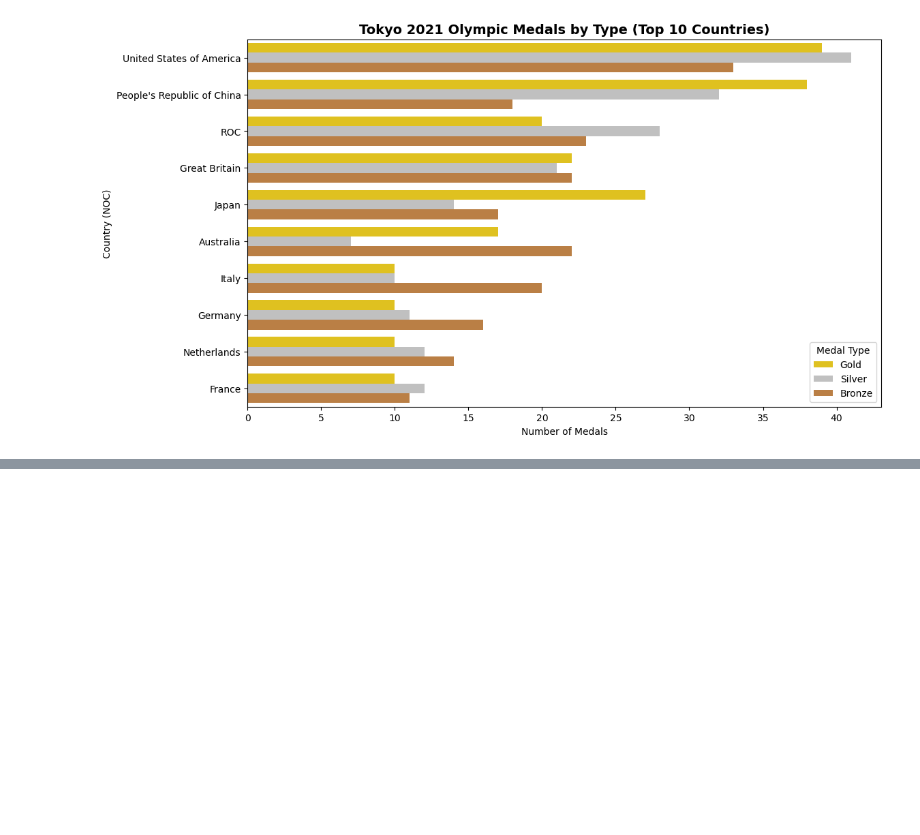
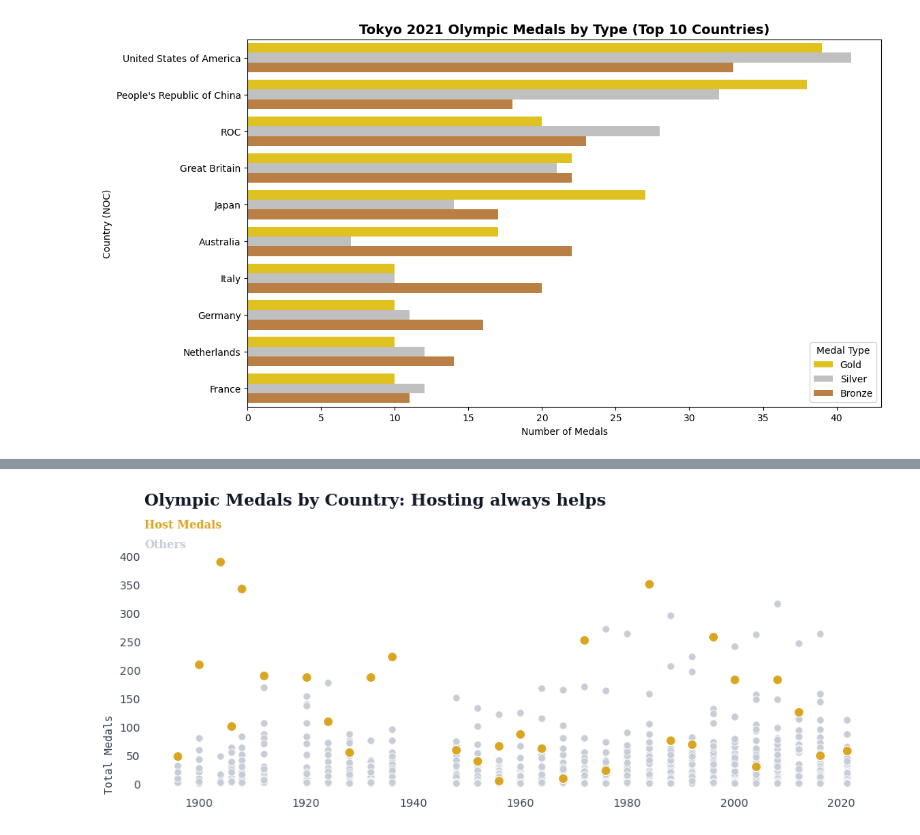
Before and after one commit to PhuNguyen0209/Data-Analytics-Data-Science-Portfolio, a Jupyter notebook: Tokyo_olympic/EDA_Statistics.ipynb, the cells around one changed output, grey strips where cells are left out. Cells and saved outputs as stored; diff of their text form; code cells hidden in the pictures; blank space fills up the shorter version.

```diff
--- a/Tokyo_olympic/EDA_Statistics.ipynb
+++ b/Tokyo_olympic/EDA_Statistics.ipynb
@@ -602,0 +581,16 @@ plt.show()
+# %%
+# Preparing to add 2021 data to our historic df
+
+merged_df_full = medals_df[['Team/NOC', "Gold", "Silver", "Bronze"]]
+merged_df_full['Total Medals'] = merged_df_full[["Gold", "Silver", "Bronze"]].sum(axis=1)
+merged_df_full['Year'] = 2021
+
+merged_df_full['Is_Host'] = np.where(merged_df_full['Team/NOC'] == 'Japan',1,0)
+merged_df_full['Host_Country'] = 'Japan'
+merged_df_full = merged_df_full.rename(columns={'Team/NOC':'region'})
+
+df_new = pd.concat([df_new, merged_df_full], ignore_index=True)
+
+# Removing Russia as many Olympic games were competed in as the Soviet Union, containing several modern day nations
+
+df_new = df_new.query("region != 'Russia' & region != 'ROC'")
@@ -602,0 +649,45 @@ plt.show()
+# %%
+HIST_COLOR   = "#C8CCD7"  # non-host points
+HOST_COLOR   = "#DAA520"  # host points (gold)
+TITLE_COLOR  = "#111827"
+TICK_COLOR   = "#374151"
+
+fig, ax = plt.subplots(1, 1, figsize=(12, 4))
+
+sns.scatterplot(
+    data=df_new.query("Is_Host == 0"),
+    x="Year", y="Total Medals",
+    s=45, ec="white", linewidth=0.6,
+    color=HIST_COLOR, ax=ax
+)
+sns.scatterplot(
+    data=df_new.query("Is_Host == 1"),
+    x="Year", y="Total Medals",
+    s=75, ec="white", linewidth=0.8,
+    color=HOST_COLOR, ax=ax
+)
+
+Xstart, Xend = ax.get_xlim()
+Ystart, Yend = ax.get_ylim()
+
+ax.tick_params(axis='both', which='both', length=0, labelcolor=TICK_COLOR)
+ax.set_ylabel("Total Medals", fontfamily='monospace', loc='bottom', color=TICK_COLOR)
+ax.set_xlabel("")
+ax.set_axisbelow(True)
+
+for s in ['top','right','bottom','left']:
+    ax.spines[s].set_visible(False)
+
+ax.text(Xstart, Yend + 80,
+        'Olympic Medals by Country: Hosting always helps',
+        fontsize=15, fontweight='bold', fontfamily='serif', color=TITLE_COLOR)
+ax.text(Xstart, Yend + 40,
+        'Host Medals', fontsize=10, fontweight='bold',
+        fontfamily='serif', color=HOST_COLOR)
+ax.text(Xstart, Yend + 5,
+        'Others', fontsize=10, fontweight='bold',
+        fontfamily='serif', color=HIST_COLOR)
+
+plt.show()
+# %% [output]
+[figure, added]
```
Also changed, not shown: parts of 52 cells of this notebook, 5 other files.
